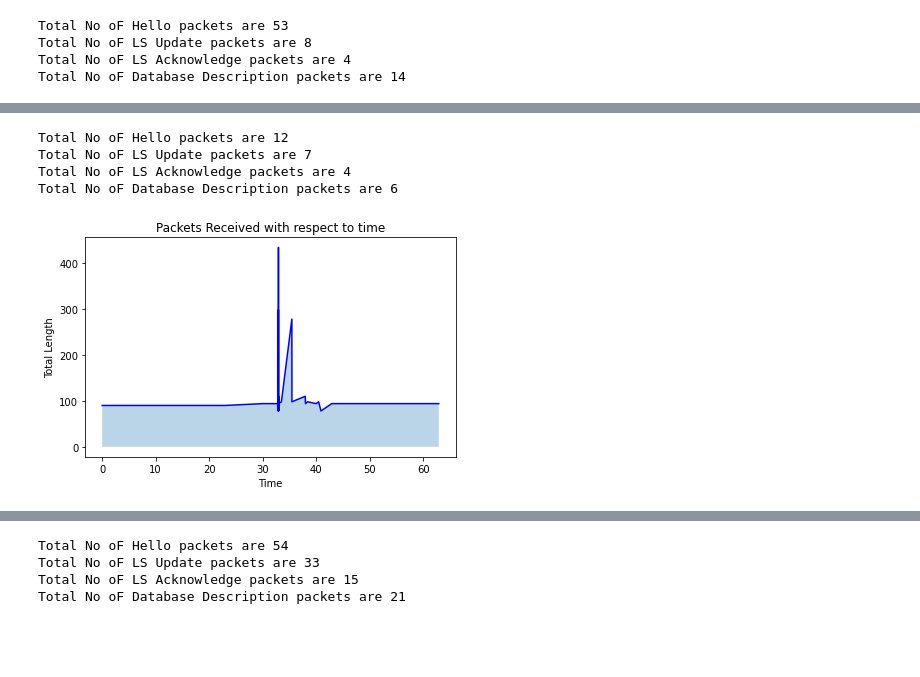
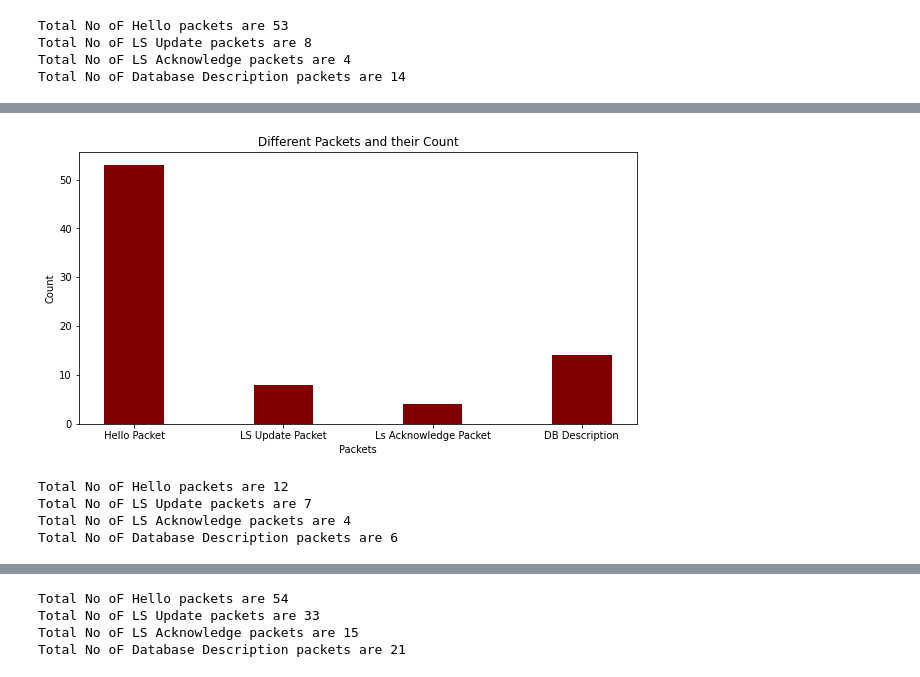
Before and after one commit to Blaezy/OSPF, a Jupyter notebook: cisco/OSPF.ipynb, the cells around one changed output, grey strips where cells are left out. Drawn from its saved outputs; the diff is of its cells as text; code cells hidden in the pictures; blank space fills up the shorter version.

Commit message:
Added bar Plot

```diff
--- a/cisco/OSPF.ipynb
+++ b/cisco/OSPF.ipynb
@@ -88,3 +88,21 @@ plt.show()
+# %%
+packetAnalysis={'Hello Packet':Hellopktcount, 'LS Update Packet':LSUpdatepktcount, 'Ls Acknowledge Packet':LSAckpktcount,
+        'DB Description':DBDpktcount}
+
+Packet = list(packetAnalysis.keys())
+Count = list(packetAnalysis.values())
+
+fig = plt.figure(figsize = (10, 5))
+
+plt.bar(Packet, Count, color ='maroon',
+        width = 0.4)
+
+plt.xlabel("Packets")
+plt.ylabel("Count")
+plt.title("Different Packets and their Count")
+plt.show()
+# %% [output]
+[figure, added]
 # %%
 pkt=pd.read_csv('./OSPF_LSA.csv')
 ospf=pkt[pkt['Protocol']=='OSPF']
@@ -103,13 +121,3 @@ Total No oF Hello packets are 12
 Total No oF LS Update packets are 7
 Total No oF LS Acknowledge packets are 4
 Total No oF Database Description packets are 6
-# %%
-plt.plot(ospf['Time'], ospf['Length'], color ='blue',)
-plt.xlabel("Time")
-plt.ylabel("Total Length")
-plt.title("Packets Received with respect to time")
-plt.tight_layout()
-plt.fill_between(x,y,alpha=0.30 )
-plt.show()
-# %% [output]
-[figure, removed]
```
Also changed, not shown: parts of 10 cells of this notebook.
